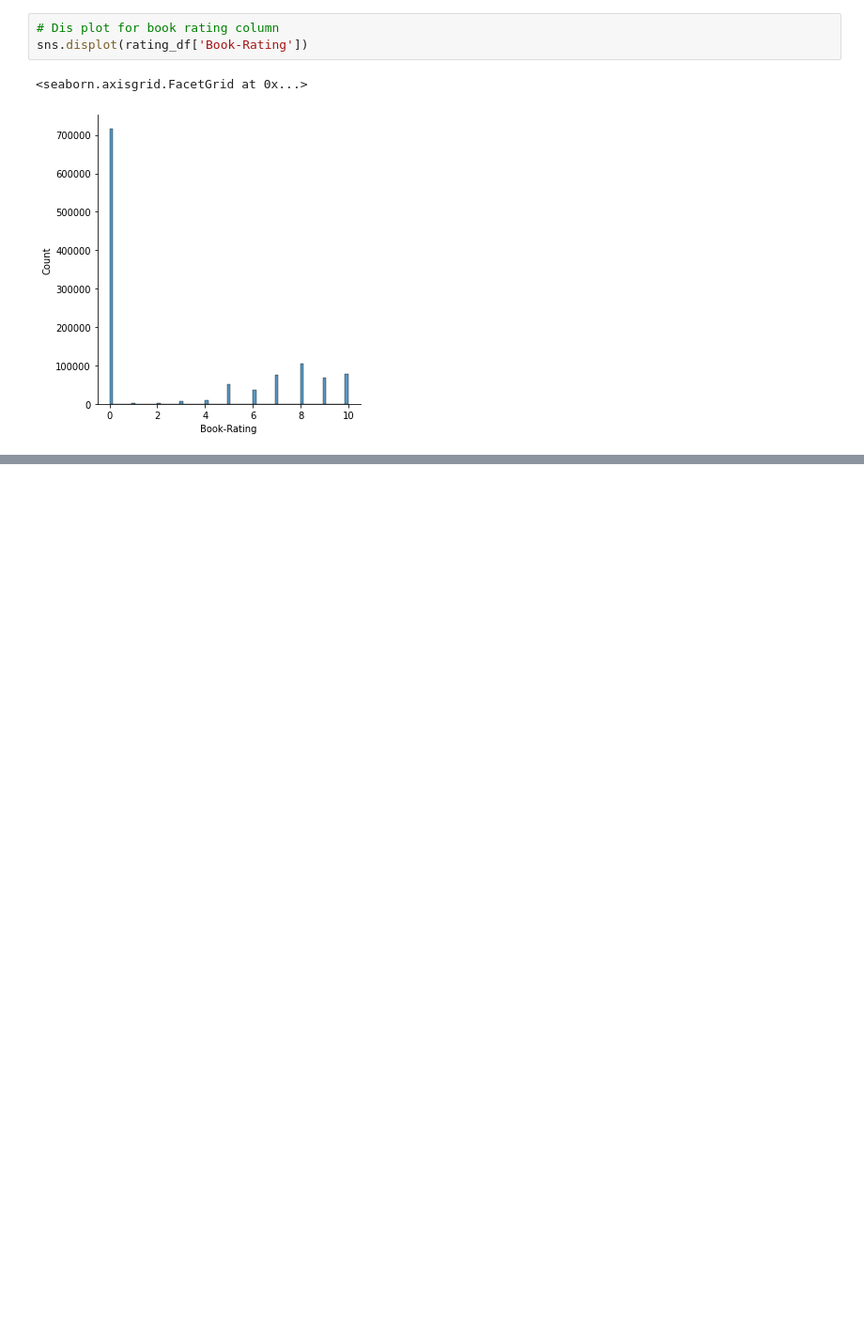
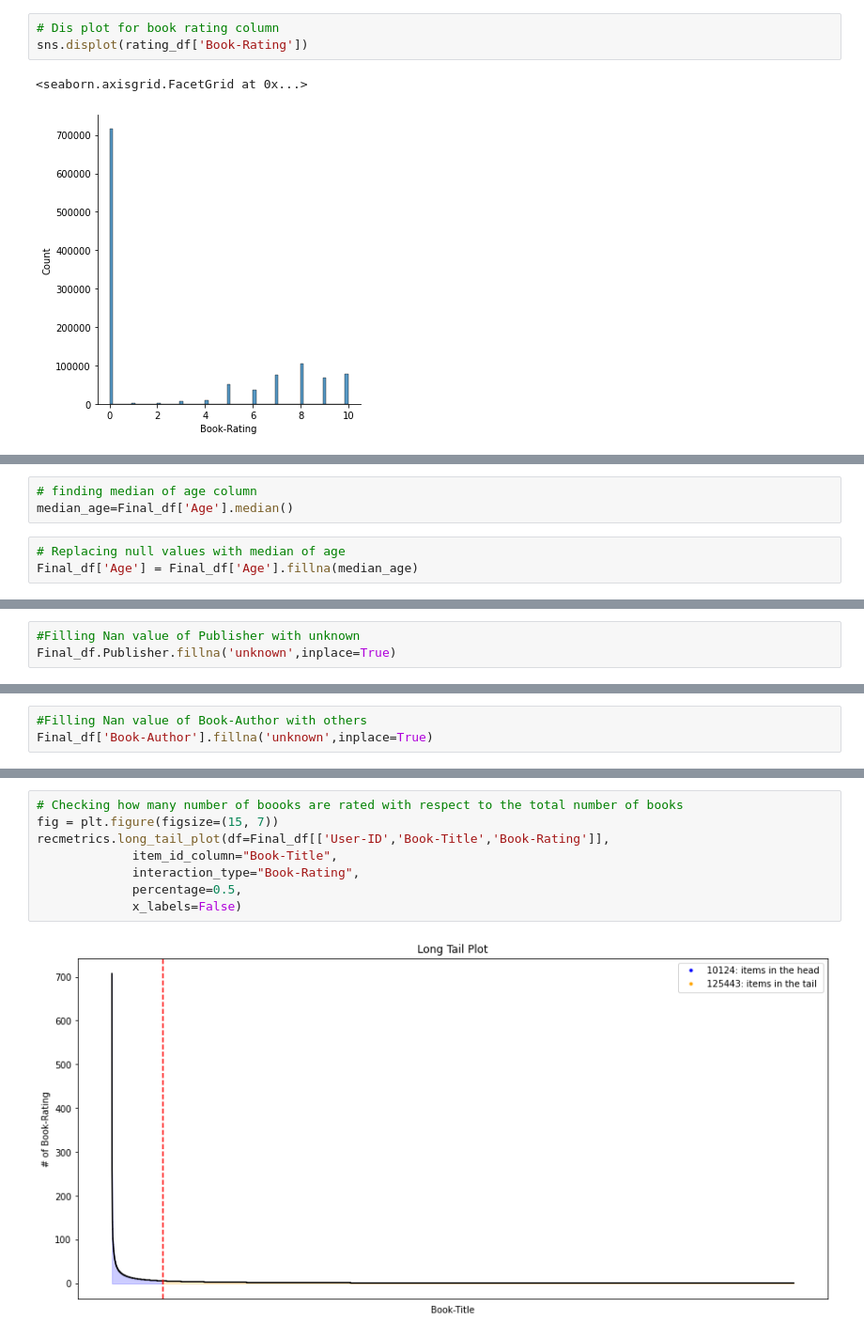
Before and after one commit to mukteshsingh95/Book-Recommendation-System, a Jupyter notebook: Book_Recommendation_System.ipynb, the cells around one changed output, grey strips where cells are left out. Shown: that part at 94% size. Cells and saved outputs as stored; diff of their text form; blank space fills up the shorter version.

```diff
--- a/Book_Recommendation_System.ipynb
+++ b/Book_Recommendation_System.ipynb
@@ -430,0 +609,6 @@ sns.displot(rating_df['Book-Rating'])
+# %%
+# finding median of age column
+median_age=Final_df['Age'].median()
+# %%
+# Replacing null values with median of age
+Final_df['Age'] = Final_df['Age'].fillna(median_age)
@@ -430,0 +621,3 @@ sns.displot(rating_df['Book-Rating'])
+# %%
+#Filling Nan value of Publisher with unknown
+Final_df.Publisher.fillna('unknown',inplace=True)
@@ -430,0 +629,3 @@ sns.displot(rating_df['Book-Rating'])
+# %%
+#Filling Nan value of Book-Author with others
+Final_df['Book-Author'].fillna('unknown',inplace=True)
@@ -430,0 +670,10 @@ sns.displot(rating_df['Book-Rating'])
+# %%
+# Checking how many number of boooks are rated with respect to the total number of books
+fig = plt.figure(figsize=(15, 7))
+recmetrics.long_tail_plot(df=Final_df[['User-ID','Book-Title','Book-Rating']],
+             item_id_column="Book-Title",
+             interaction_type="Book-Rating",
+             percentage=0.5,
+             x_labels=False)
+# %% [output]
+[figure, added]
```
Also changed, not shown: parts of 45 cells of this notebook.
